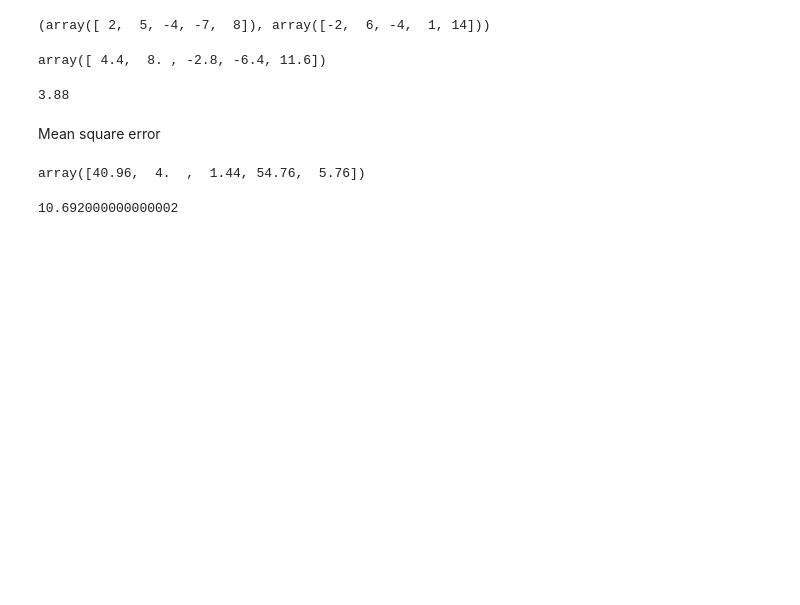
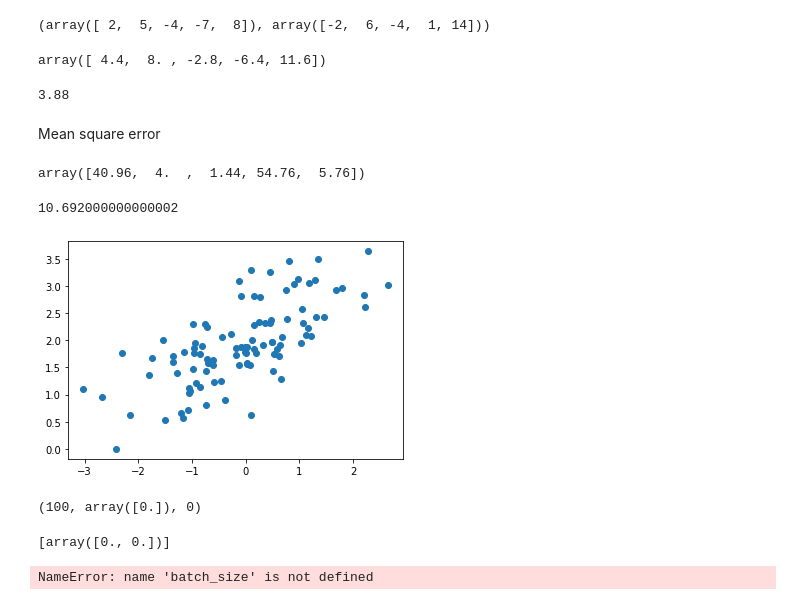
Before and after one commit to teodorwisniewski/ML_Sklearn_and_Tensorflow, a Jupyter notebook: 2_Linear_Regression/2_Regression.ipynb, the cells around one changed output. Saved outputs shown, nothing was run; the diff lists cells and outputs as text; code cells hidden in the pictures; blank space fills up the shorter version.

Commit message:
lasso  regression, regularization, scaling

```diff
--- a/2_Linear_Regression/2_Regression.ipynb
+++ b/2_Linear_Regression/2_Regression.ipynb
@@ -41,3 +45,32 @@ mean_sqauresd_error = 1/(2*m)*np.sum(errors_sqaured)
 mean_sqauresd_error
 # %% [output]
 10.692000000000002
+# %%
+# perform gradient descent
+data = np.loadtxt('data.csv', delimiter=',')
+X = data[:, :-1]
+y = data[:, -1]
+# %%
+plt.scatter(X, y, zorder = 3)
+plt.show()
+# %% [output]
+[figure, added]
+# %%
+n_points = X.shape[0]
+W = np.zeros(X.shape[1]) # coefficients
+b = 0 # intercept
+n_points, W, b
+# %% [output]
+(100, array([0.]), 0)
+# %%
+regression_coef = [np.hstack((W,b))]
+regression_coef
+# %% [output]
+[array([0., 0.])]
+# %%
+batch = np.random.choice(range(n_points), batch_size)
+X_batch = X[batch,:]
+y_batch = y[batch]
+X_batch, y_batch
+# %% [output]
+NameError: name 'batch_size' is not defined
```
Also changed, not shown: parts of 50 cells of this notebook, 1 other file.
